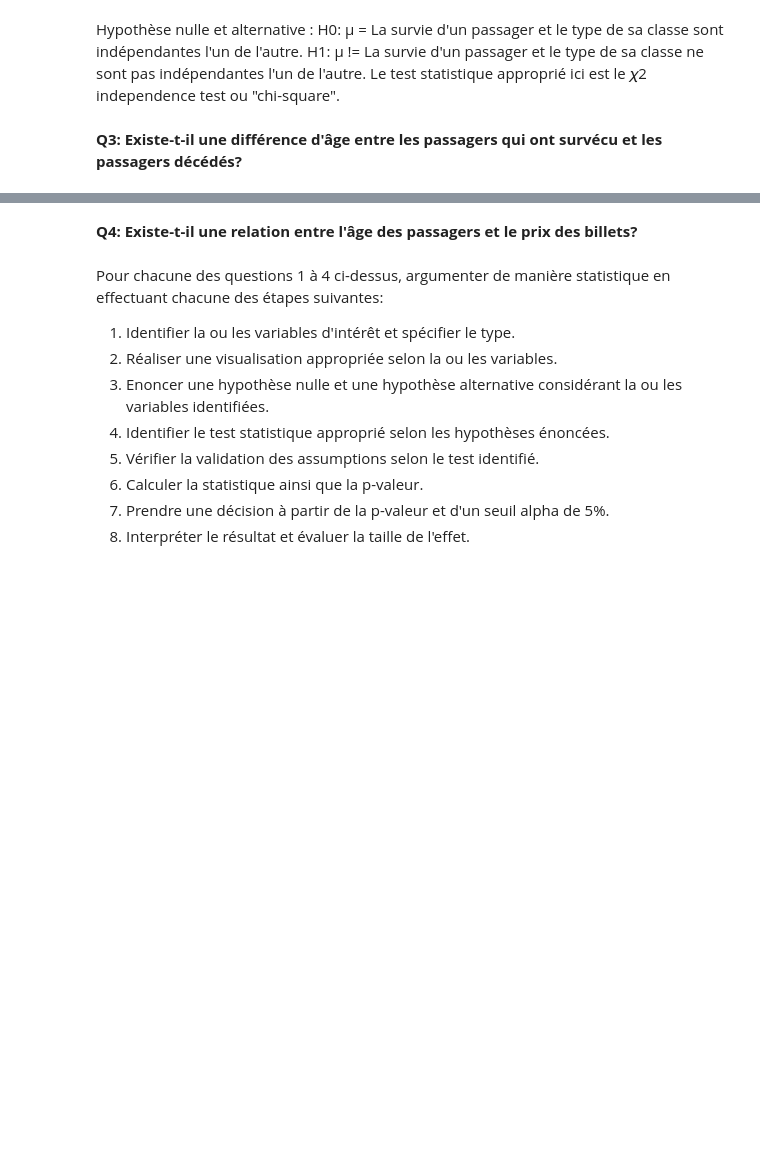
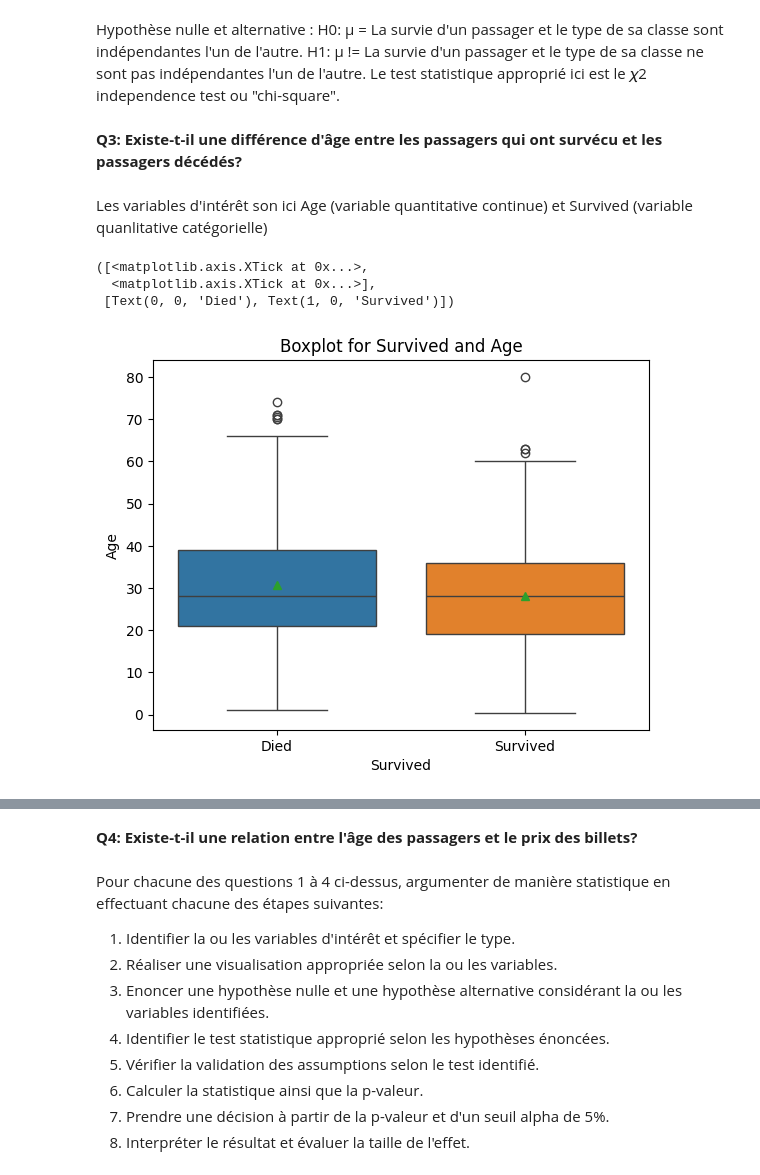
Before and after one commit to JonathanPiaget/titanique, a Jupyter notebook: main.ipynb, the cells around one changed output, grey strips where cells are left out. Drawn from its saved outputs; the diff is of its cells as text; code cells hidden in the pictures; blank space fills up the shorter version.

```diff
--- a/main.ipynb
+++ b/main.ipynb
@@ -188,3 +188,21 @@ H1: μ != La survie d'un passager et le type de sa classe ne sont pas indépenda
 Le test statistique approprié ici est le 𝜒2 independence test ou "chi-square".
 # %% [markdown]
 **Q3: Existe-t-il une différence d'âge entre les passagers qui ont survécu et les passagers décédés?**
+# %% [markdown]
+Les variables d'intérêt son ici Age (variable quantitative continue) et Survived (variable quanlitative catégorielle)
+# %%
+sns.boxplot(
+    x='Survived',
+    y='Age',
+    data=data_clean,
+    showmeans=True,
+    hue='Survived',
+    legend=False,
+)
+plt.title("Boxplot for Survived and Age")
+plt.xticks(ticks=[0,1], labels=['Died', 'Survived'])
+# %% [output]
+([<matplotlib.axis.XTick at 0x...>,
+  <matplotlib.axis.XTick at 0x...>],
+ [Text(0, 0, 'Died'), Text(1, 0, 'Survived')])
+[figure, added]
```
Also changed, not shown: parts of 7 cells of this notebook.
